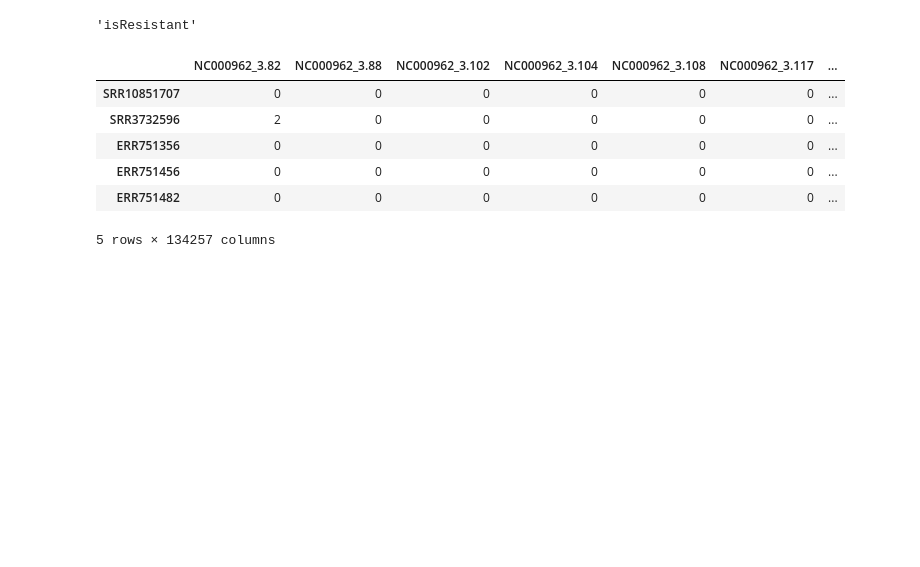
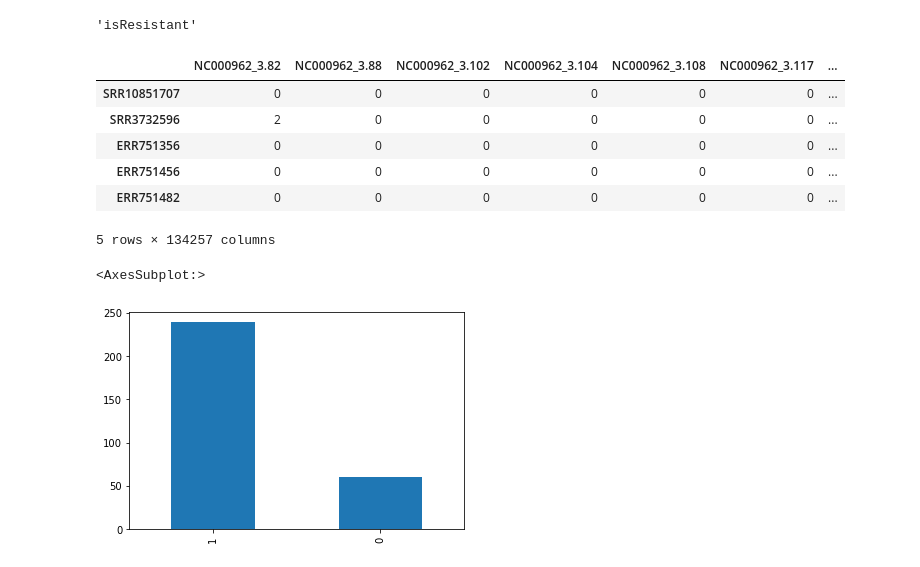
Before and after one commit to abhi18av/drug-resistance-prediction-cambiohack, a Jupyter notebook: _scratch/scratch.ipynb, the cells around one changed output. Saved outputs shown, nothing was run; the diff lists cells and outputs as text; code cells hidden in the pictures; blank space fills up the shorter version.

```diff
--- a/_scratch/scratch.ipynb
+++ b/_scratch/scratch.ipynb
@@ -280,3 +280,8 @@ final_df.head()
 5 rows × 134257 columns
 # %%
 final_df.to_json(path_or_buf= "final_df.json")
+# %%
+final_df['isResistant'].value_counts().plot(kind='bar')
+# %% [output]
+<AxesSubplot:>
+[figure, added]
```
Also changed, not shown: 3 other files.
